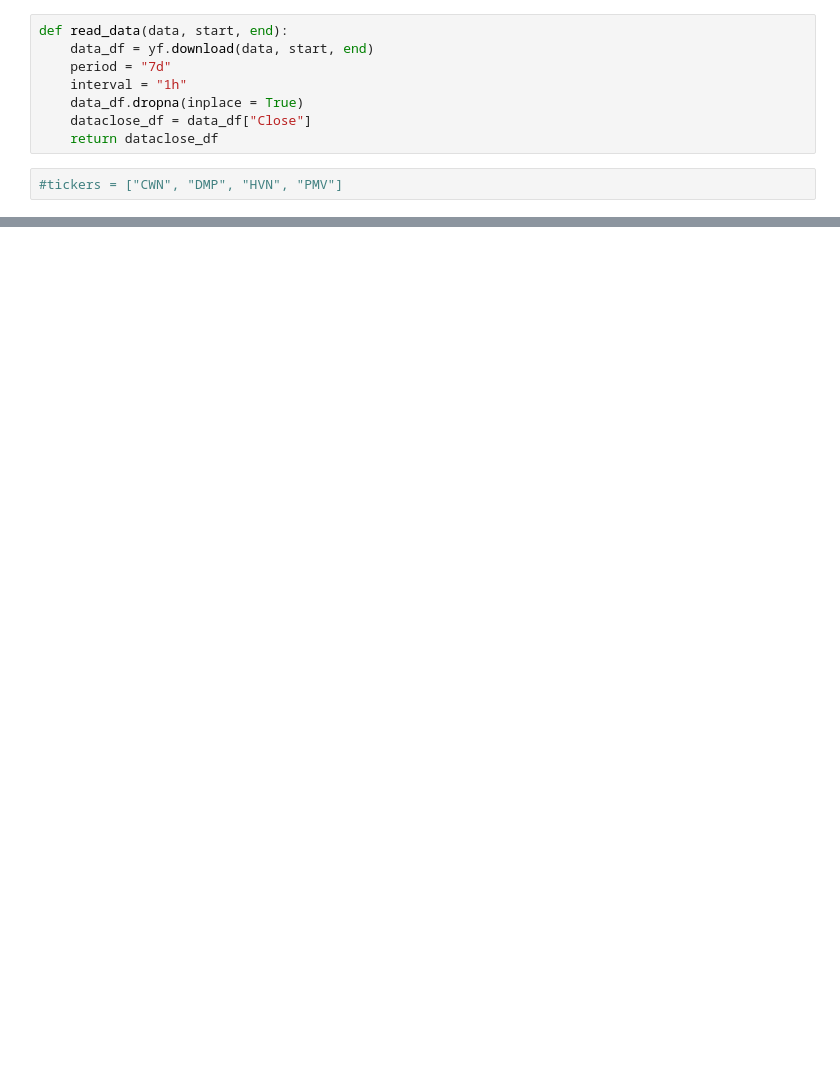
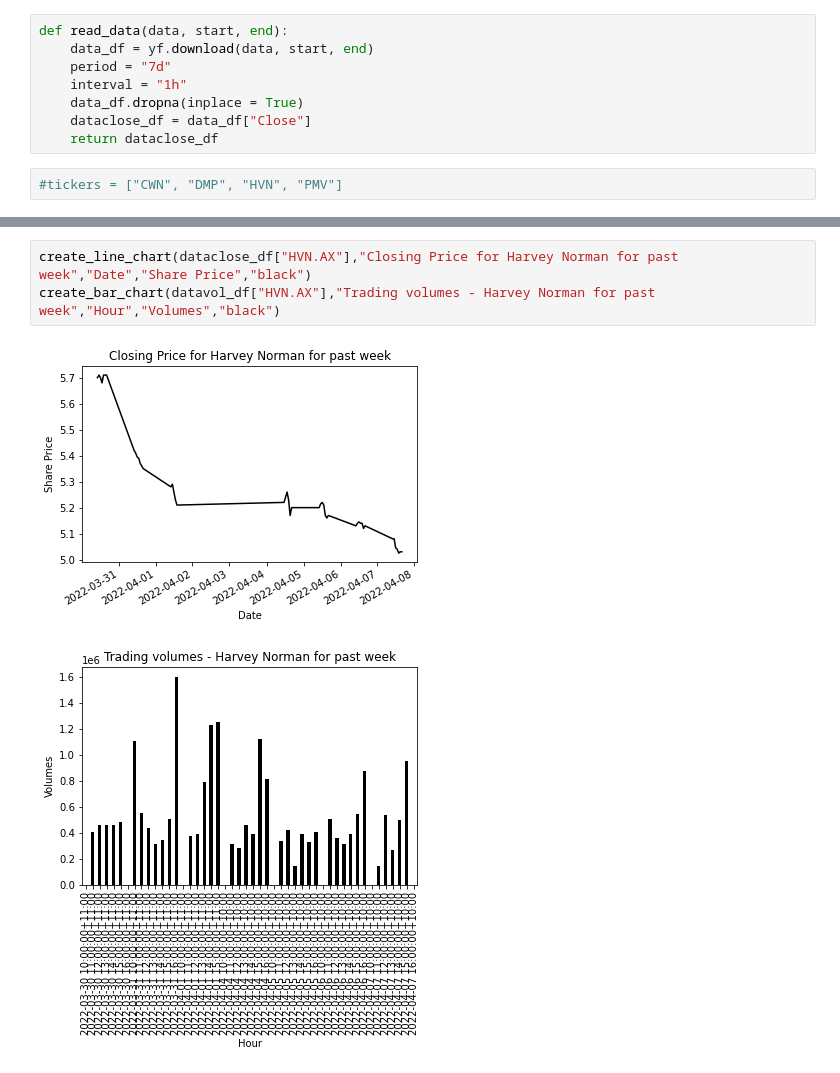
Before and after one commit to LaachH/dream_team, a Jupyter notebook: group3shares.ipynb, the cells around one changed output, grey strips where cells are left out. Drawn from its saved outputs; the diff is of its cells as text; blank space fills up the shorter version.

```diff
--- a/group3shares.ipynb
+++ b/group3shares.ipynb
@@ -65,0 +126,6 @@ def read_data(data, start, end):
+# %%
+create_line_chart(dataclose_df["HVN.AX"],"Closing Price for Harvey Norman for past week","Date","Share Price","black")
+create_bar_chart(datavol_df["HVN.AX"],"Trading volumes - Harvey Norman for past week","Hour","Volumes","black")
+# %% [output]
+[figure, added]
+[figure, added]
```
Also changed, not shown: parts of 24 cells of this notebook.
